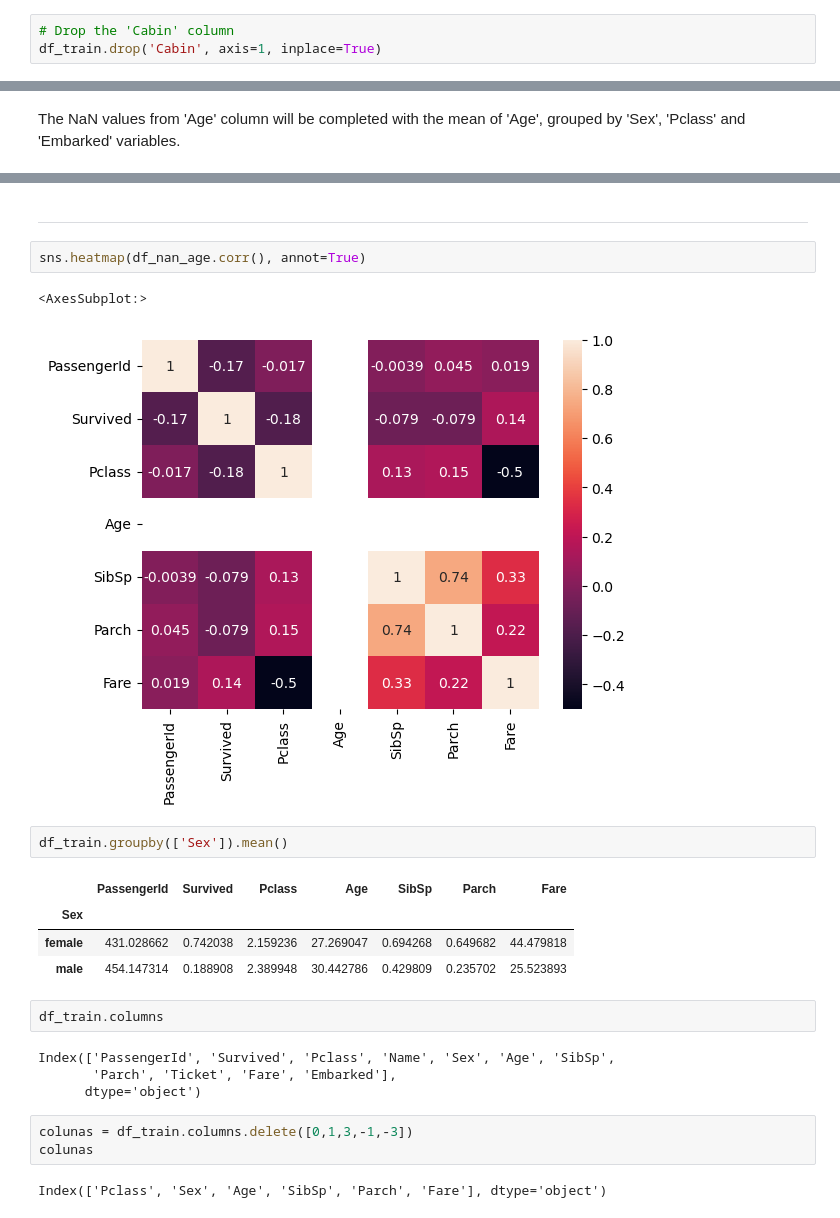
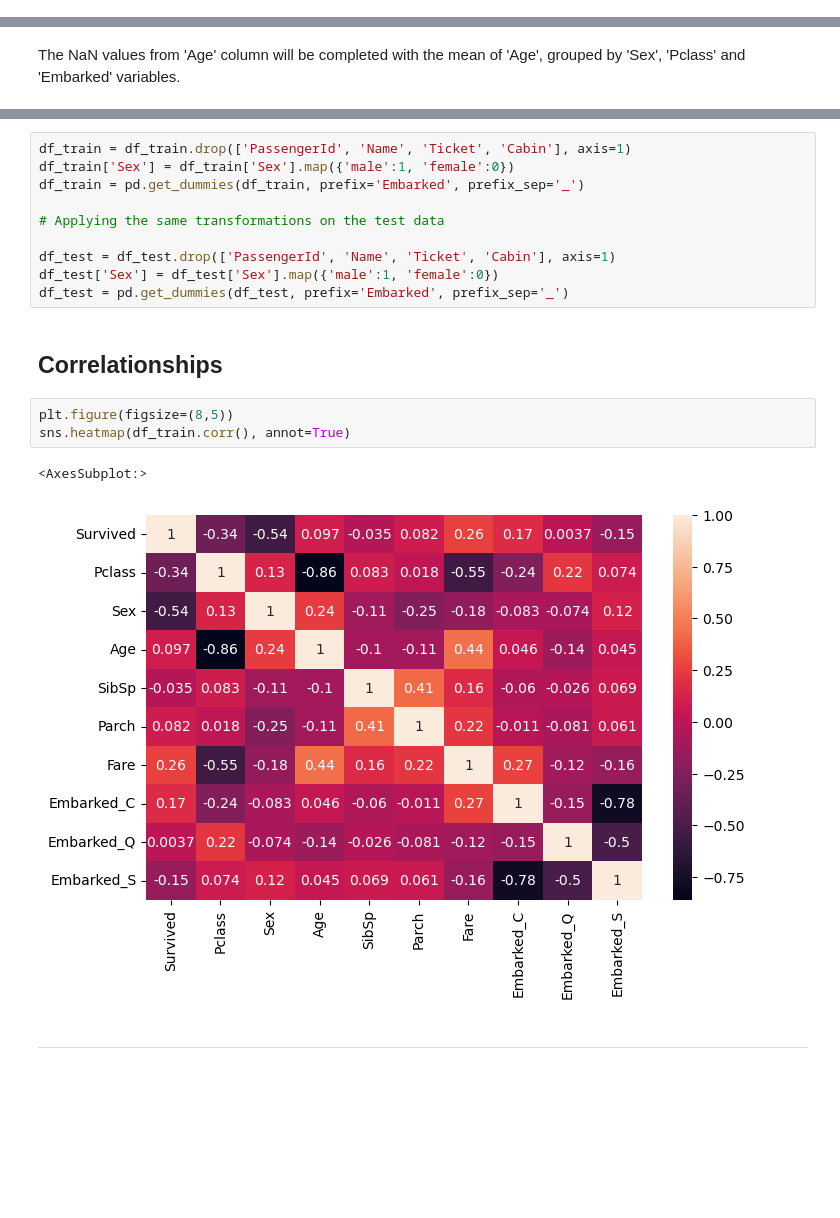
Before and after one commit to gabrielramos731/Data-science-projects, a Jupyter notebook: Titanic - Machine Learning from Disaster/titanic competition.ipynb, the cells around one changed output, grey strips where cells are left out. Saved outputs shown, nothing was run; the diff lists cells and outputs as text; blank space fills up the shorter version.

```diff
--- a/Titanic - Machine Learning from Disaster/titanic competition.ipynb
+++ b/Titanic - Machine Learning from Disaster/titanic competition.ipynb
@@ -97,7 +100,4 @@ dtype: int64
 - The 'Embarked' columns has just two NaN values, so we will complete they with his mode.
 - To clean the NaN values of 'Age', we'll complete these values with an adequate groupby operation.
-# %%
-# Drop the 'Cabin' column
-df_train.drop('Cabin', axis=1, inplace=True)
 # %%
 # complete the two values of 'Embarked' mode
@@ -131,25 +147,20 @@ dtype: int64
+# %%
+df_train = df_train.drop(['PassengerId', 'Name', 'Ticket', 'Cabin'], axis=1)
+df_train['Sex'] = df_train['Sex'].map({'male':1, 'female':0})
+df_train = pd.get_dummies(df_train, prefix='Embarked', prefix_sep='_')
+
+# Applying the same transformations on the test data
+
+df_test = df_test.drop(['PassengerId', 'Name', 'Ticket', 'Cabin'], axis=1)
+df_test['Sex'] = df_test['Sex'].map({'male':1, 'female':0})
+df_test = pd.get_dummies(df_test, prefix='Embarked', prefix_sep='_')
+# %% [markdown]
+## Correlationships
+# %%
+plt.figure(figsize=(8,5))
+sns.heatmap(df_train.corr(), annot=True)
+# %% [output]
+<AxesSubplot:>
+[figure, added]
 # %% [markdown]
 ---
-# %%
-sns.heatmap(df_nan_age.corr(), annot=True)
-# %% [output]
-<AxesSubplot:>
-[figure, removed]
-# %%
-df_train.groupby(['Sex']).mean()
-# %% [output]
-|  | PassengerId | Survived | Pclass | Age | SibSp | Parch | Fare |
-| Sex |  |  |  |  |  |  |  |
-| female | 431.028662 | 0.742038 | 2.159236 | 27.269047 | 0.694268 | 0.649682 | 44.479818 |
-| male | 454.147314 | 0.188908 | 2.389948 | 30.442786 | 0.429809 | 0.235702 | 25.523893 |
-# %%
-df_train.columns
-# %% [output]
-Index(['PassengerId', 'Survived', 'Pclass', 'Name', 'Sex', 'Age', 'SibSp',
-       'Parch', 'Ticket', 'Fare', 'Embarked'],
-      dtype='object')
-# %%
-colunas = df_train.columns.delete([0,1,3,-1,-3])
-colunas
-# %% [output]
-Index(['Pclass', 'Sex', 'Age', 'SibSp', 'Parch', 'Fare'], dtype='object')
```
Also changed, not shown: parts of 48 cells of this notebook, 8 other files.
